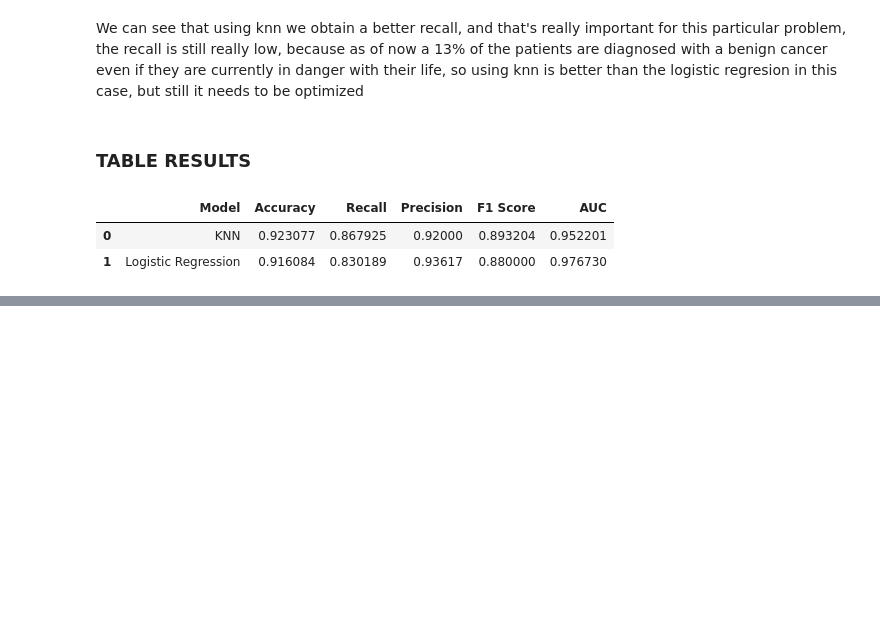
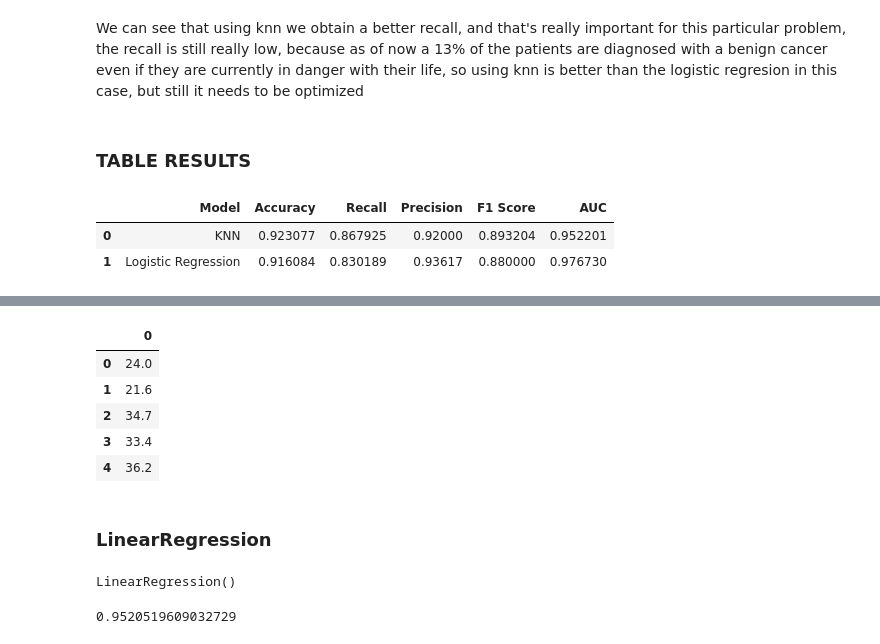
Before and after one commit to LeoBello00/jbook_ml202330, a Jupyter notebook: docs/notebooks.ipynb, the cells around one changed output, grey strips where cells are left out. Saved outputs shown, nothing was run; the diff lists cells and outputs as text; code cells hidden in the pictures; blank space fills up the shorter version.

```diff
--- a/docs/notebooks.ipynb
+++ b/docs/notebooks.ipynb
@@ -310,0 +331,9 @@ df_report
+# %%
+df_Y.head()
+# %% [output]
+|  | 0 |
+| 0 | 24.0 |
+| 1 | 21.6 |
+| 2 | 34.7 |
+| 3 | 33.4 |
+| 4 | 36.2 |
@@ -310,0 +342,2 @@ df_report
+# %% [markdown]
+### LinearRegression
@@ -310,0 +348,8 @@ df_report
+# %%
+Lreg.fit(X_train, y_train)
+# %% [output]
+LinearRegression()
+# %%
+Lreg.score(X_train, y_train)
+# %% [output]
+0.9520519609032729
```
Also changed, not shown: parts of 30 cells of this notebook.
